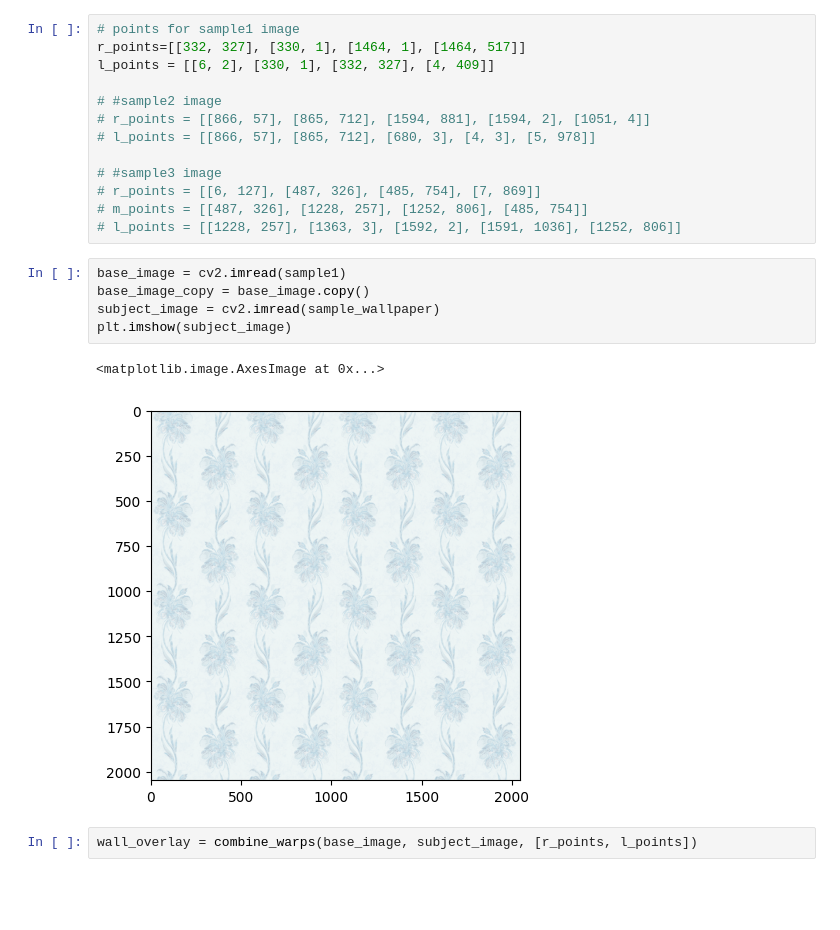
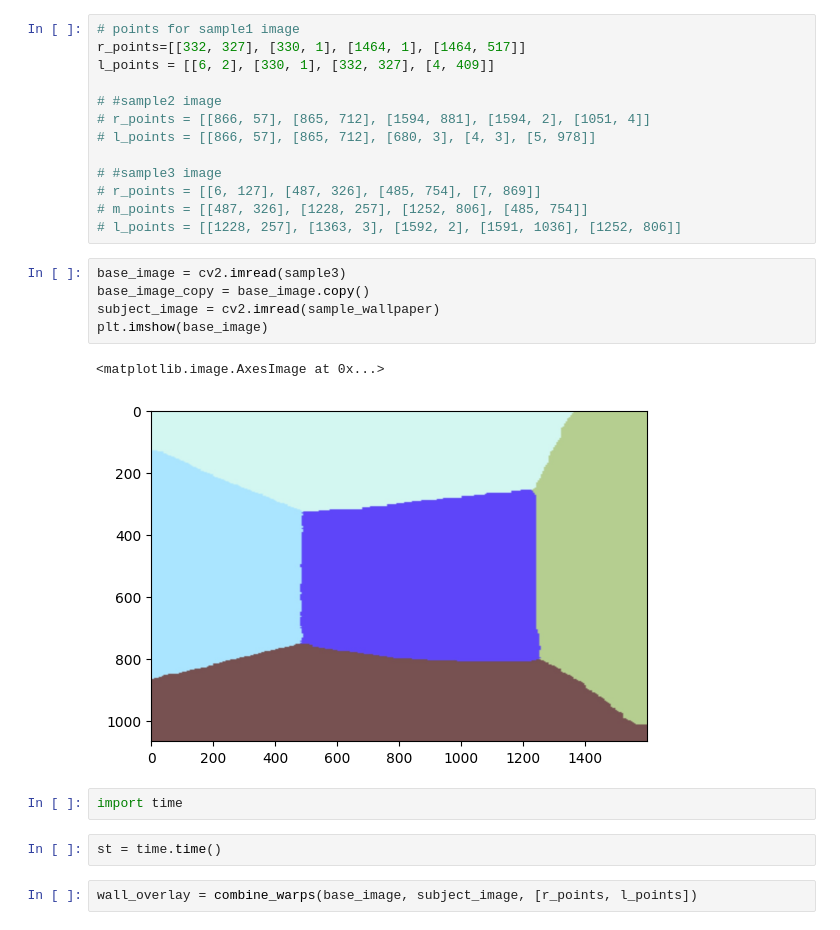
Before and after one commit to Karan-00-11/mfs, a Jupyter notebook: overlaying/manual_overlaying.ipynb, the cells around one changed output. Drawn from its saved outputs; the diff is of its cells as text; blank space fills up the shorter version.

```diff
--- a/overlaying/manual_overlaying.ipynb
+++ b/overlaying/manual_overlaying.ipynb
@@ -133,13 +134,17 @@ l_points = [[6, 2], [330, 1], [332, 327], [4, 409]]
 # m_points = [[487, 326], [1228, 257], [1252, 806], [485, 754]]
 # l_points = [[1228, 257], [1363, 3], [1592, 2], [1591, 1036], [1252, 806]]
 # %%
-base_image = cv2.imread(sample1)
+base_image = cv2.imread(sample3)
 base_image_copy = base_image.copy()
 subject_image = cv2.imread(sample_wallpaper)
-plt.imshow(subject_image)
+plt.imshow(base_image)
 # %% [output]
 <matplotlib.image.AxesImage at 0x...>
-[figure, old version]
+[figure, new version]
+# %%
+import time
+# %%
+st = time.time()
 # %%
 wall_overlay = combine_warps(base_image, subject_image, [r_points, l_points])
 # %% [output]
```
Also changed, not shown: parts of 3 cells of this notebook.
